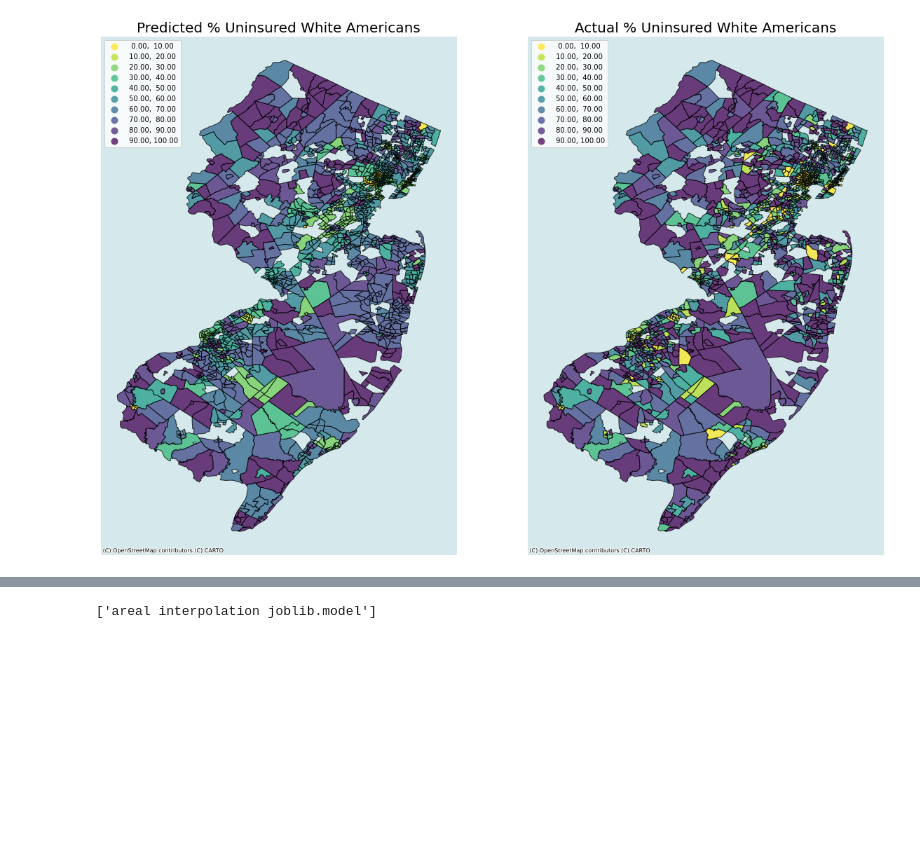
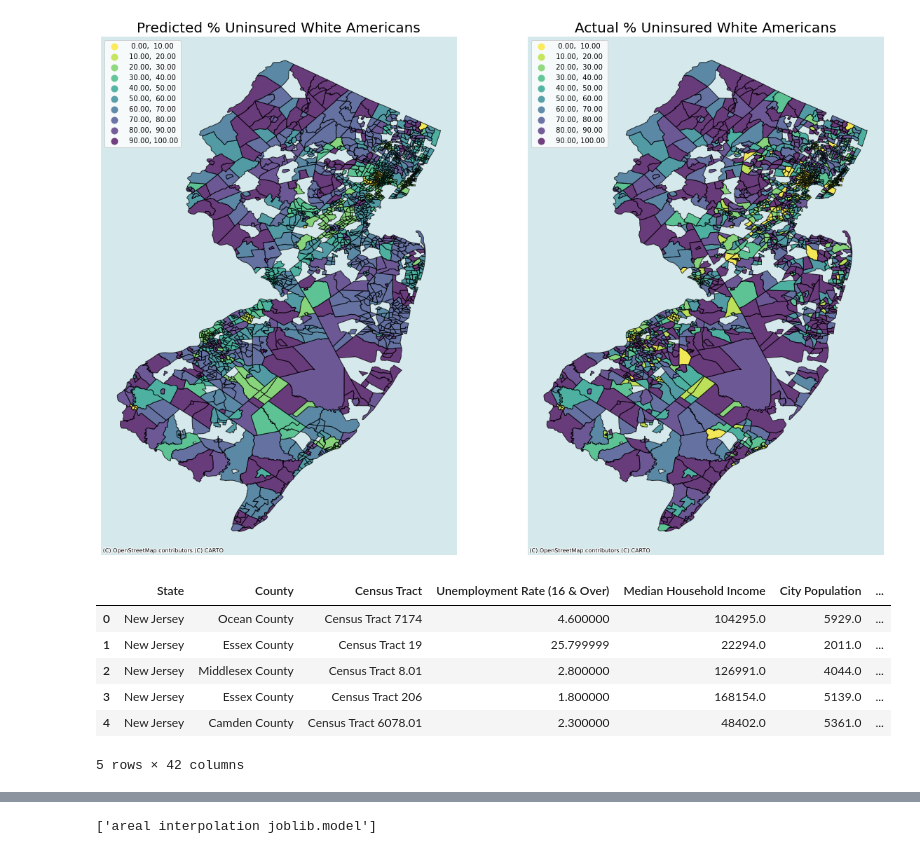
Before and after one commit to Myself1214/Pushing-P-Breakers, a Jupyter notebook: Code/Spatial_Area_Interpolation_Model.ipynb, the cells around one changed output, grey strips where cells are left out. Cells and saved outputs as stored; diff of their text form; code cells hidden in the pictures; blank space fills up the shorter version.

```diff
--- a/Code/Spatial_Area_Interpolation_Model.ipynb
+++ b/Code/Spatial_Area_Interpolation_Model.ipynb
@@ -327,3 +346,22 @@ ax[0].axis('off')
 ax[1].axis('off');
 # %% [output]
 [figure]
+# %%
+# Rearrange columns
+cols = list(tract_info.columns)
+cols.remove('State'); cols.remove('County'); cols.remove('Census Tract'); cols.remove('Unemployment Rate (16 & Over)');
+cols.remove('geometry'); cols.remove('Median Household Income'); cols.remove('City Population'); cols.remove('Uninsured Population')
+tract_info['% Uninsured'] = tract_info['Uninsured Population']/tract_info['City Population'] * 100
+
+cols = ['State','County','Census Tract', 'Unemployment Rate (16 & Over)', 'Median Household Income', 'City Population', 'Uninsured Population', '% Uninsured'] + cols + ['geometry']
+tract_info = tract_info[cols]
+
+tract_info.head()
+# %% [output]
+|  | State | County | Census Tract | Unemployment Rate (16 & Over) | Median Household Income | City Population | ... |
+| 0 | New Jersey | Ocean County | Census Tract 7174 | 4.600000 | 104295.0 | 5929.0 | ... |
+| 1 | New Jersey | Essex County | Census Tract 19 | 25.799999 | 22294.0 | 2011.0 | ... |
+| 2 | New Jersey | Middlesex County | Census Tract 8.01 | 2.800000 | 126991.0 | 4044.0 | ... |
+| 3 | New Jersey | Essex County | Census Tract 206 | 1.800000 | 168154.0 | 5139.0 | ... |
+| 4 | New Jersey | Camden County | Census Tract 6078.01 | 2.300000 | 48402.0 | 5361.0 | ... |
+5 rows × 42 columns
```
Also changed, not shown: parts of 12 cells of this notebook, 1 other file.
